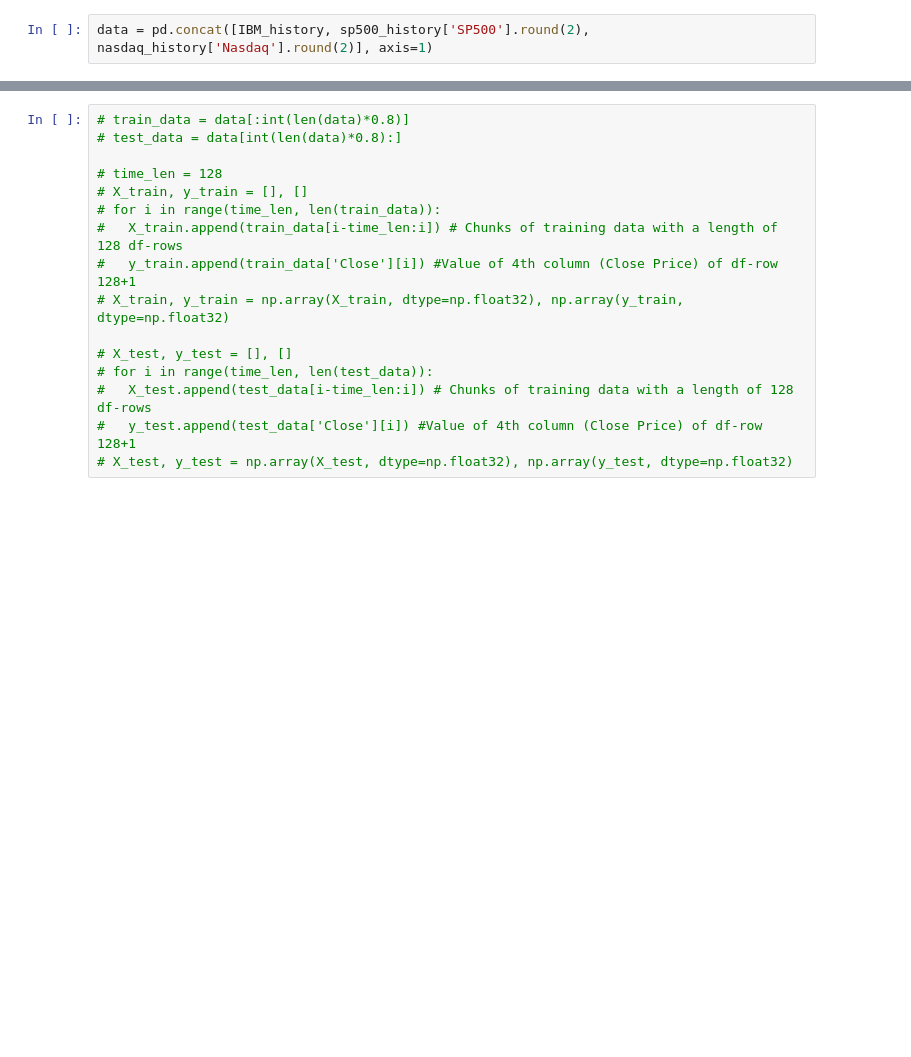
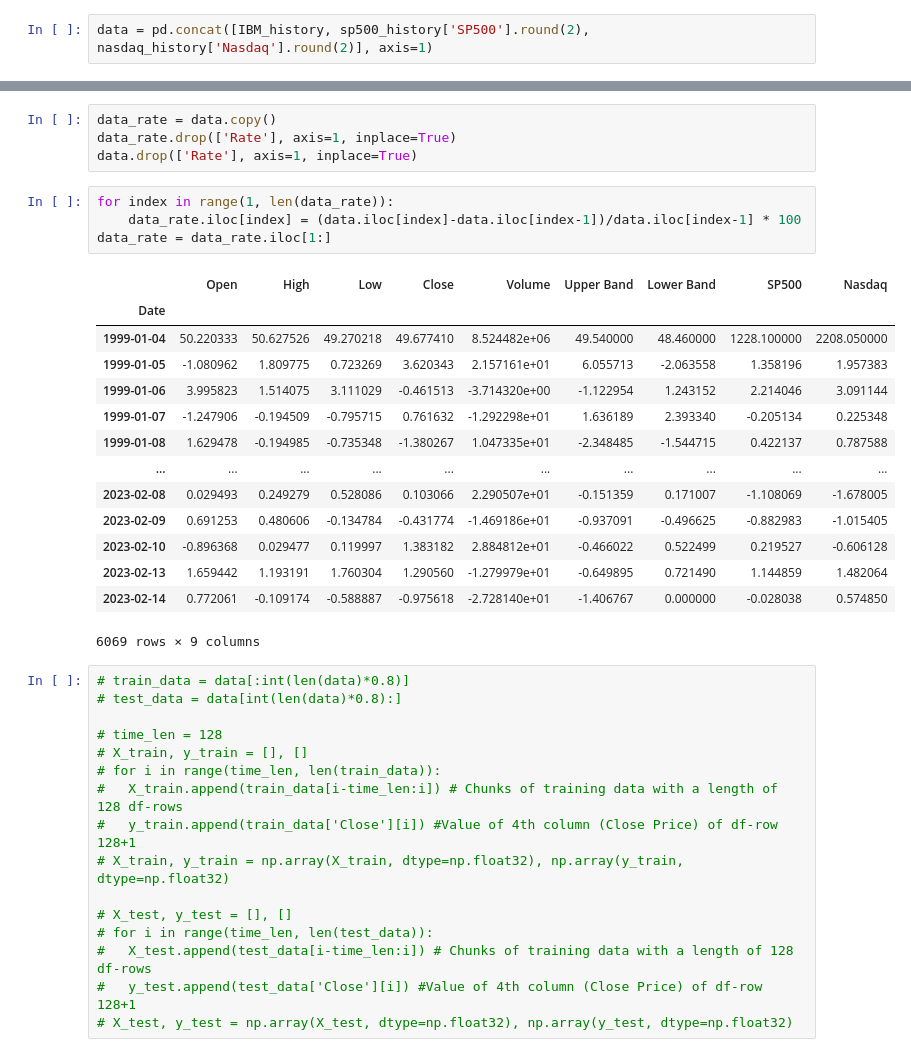
Before and after one commit to ozingmw/RL_finance, a Jupyter notebook: nbeats.ipynb, the cells around one changed output, grey strips where cells are left out. Saved outputs shown, nothing was run; the diff lists cells and outputs as text; blank space fills up the shorter version.

Commit message:
make data_rate df

```diff
--- a/nbeats.ipynb
+++ b/nbeats.ipynb
@@ -101,3 +101,26 @@ plt.plot()
+# %%
+data_rate = data.copy()
+data_rate.drop(['Rate'], axis=1, inplace=True)
+data.drop(['Rate'], axis=1, inplace=True)
+# %%
+for index in range(1, len(data_rate)):
+    data_rate.iloc[index] = (data.iloc[index]-data.iloc[index-1])/data.iloc[index-1] * 100
+data_rate = data_rate.iloc[1:]
+# %% [output]
+|  | Open | High | Low | Close | Volume | Upper Band | Lower Band | SP500 | Nasdaq |
+| Date |  |  |  |  |  |  |  |  |  |
+| 1999-01-04 | 50.220333 | 50.627526 | 49.270218 | 49.677410 | 8.524482e+06 | 49.540000 | 48.460000 | 1228.100000 | 2208.050000 |
+| 1999-01-05 | -1.080962 | 1.809775 | 0.723269 | 3.620343 | 2.157161e+01 | 6.055713 | -2.063558 | 1.358196 | 1.957383 |
+| 1999-01-06 | 3.995823 | 1.514075 | 3.111029 | -0.461513 | -3.714320e+00 | -1.122954 | 1.243152 | 2.214046 | 3.091144 |
+| 1999-01-07 | -1.247906 | -0.194509 | -0.795715 | 0.761632 | -1.292298e+01 | 1.636189 | 2.393340 | -0.205134 | 0.225348 |
+| 1999-01-08 | 1.629478 | -0.194985 | -0.735348 | -1.380267 | 1.047335e+01 | -2.348485 | -1.544715 | 0.422137 | 0.787588 |
+| ... | ... | ... | ... | ... | ... | ... | ... | ... | ... |
+| 2023-02-08 | 0.029493 | 0.249279 | 0.528086 | 0.103066 | 2.290507e+01 | -0.151359 | 0.171007 | -1.108069 | -1.678005 |
+| 2023-02-09 | 0.691253 | 0.480606 | -0.134784 | -0.431774 | -1.469186e+01 | -0.937091 | -0.496625 | -0.882983 | -1.015405 |
+| 2023-02-10 | -0.896368 | 0.029477 | 0.119997 | 1.383182 | 2.884812e+01 | -0.466022 | 0.522499 | 0.219527 | -0.606128 |
+| 2023-02-13 | 1.659442 | 1.193191 | 1.760304 | 1.290560 | -1.279979e+01 | -0.649895 | 0.721490 | 1.144859 | 1.482064 |
+| 2023-02-14 | 0.772061 | -0.109174 | -0.588887 | -0.975618 | -2.728140e+01 | -1.406767 | 0.000000 | -0.028038 | 0.574850 |
+6069 rows × 9 columns
 # %%
 # train_data = data[:int(len(data)*0.8)]
 # test_data = data[int(len(data)*0.8):]
```
Also changed, not shown: parts of 3 cells of this notebook.
